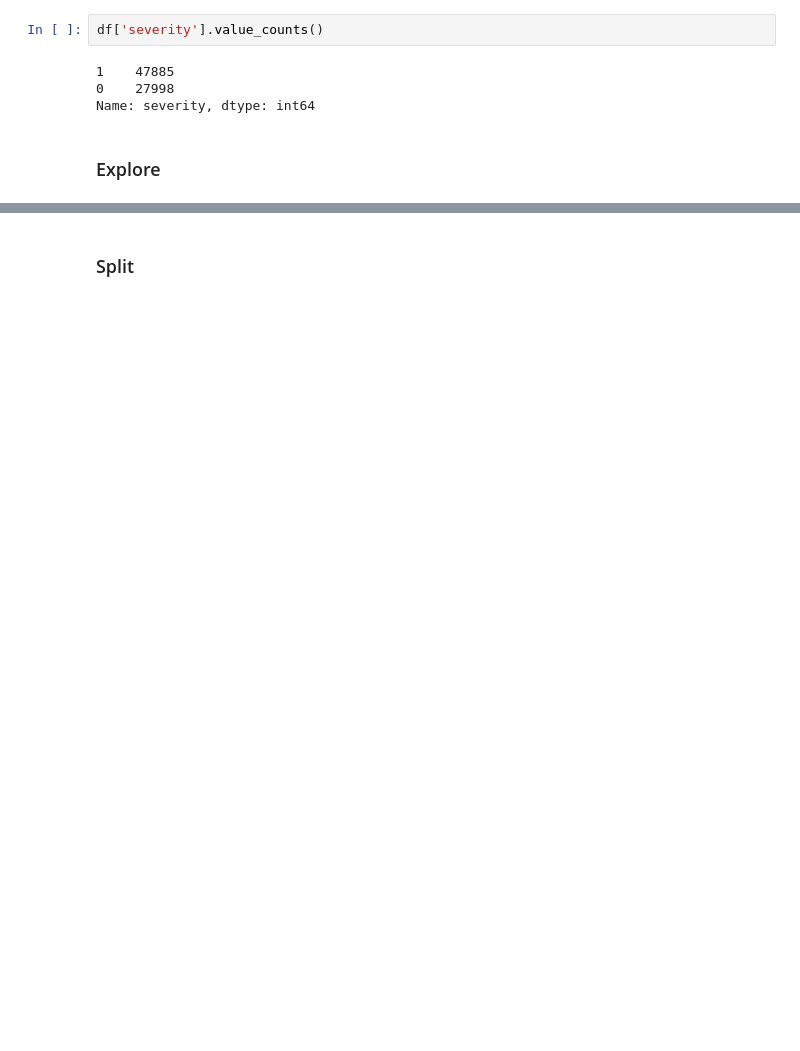
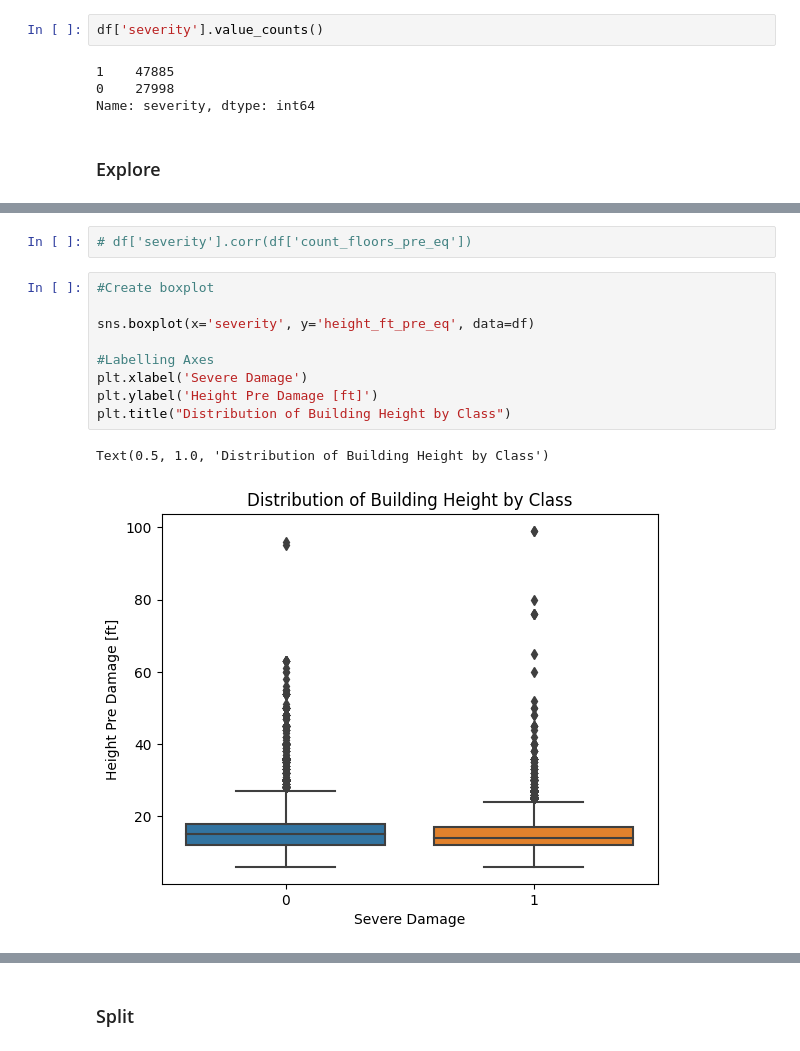
Before and after one commit to mayankprhr/NepalEarthquake, a Jupyter notebook: nepal.ipynb, the cells around one changed output, grey strips where cells are left out. Cells and saved outputs as stored; diff of their text form; blank space fills up the shorter version.

```diff
--- a/nepal.ipynb
+++ b/nepal.ipynb
@@ -185,0 +190,14 @@ height_ft_pre_eq             1.000000
+# %%
+# df['severity'].corr(df['count_floors_pre_eq'])
+# %%
+#Create boxplot
+
+sns.boxplot(x='severity', y='height_ft_pre_eq', data=df)
+
+#Labelling Axes
+plt.xlabel('Severe Damage')
+plt.ylabel('Height Pre Damage [ft]')
+plt.title("Distribution of Building Height by Class")
+# %% [output]
+Text(0.5, 1.0, 'Distribution of Building Height by Class')
+[figure, added]
```
Also changed, not shown: parts of 20 cells of this notebook.
